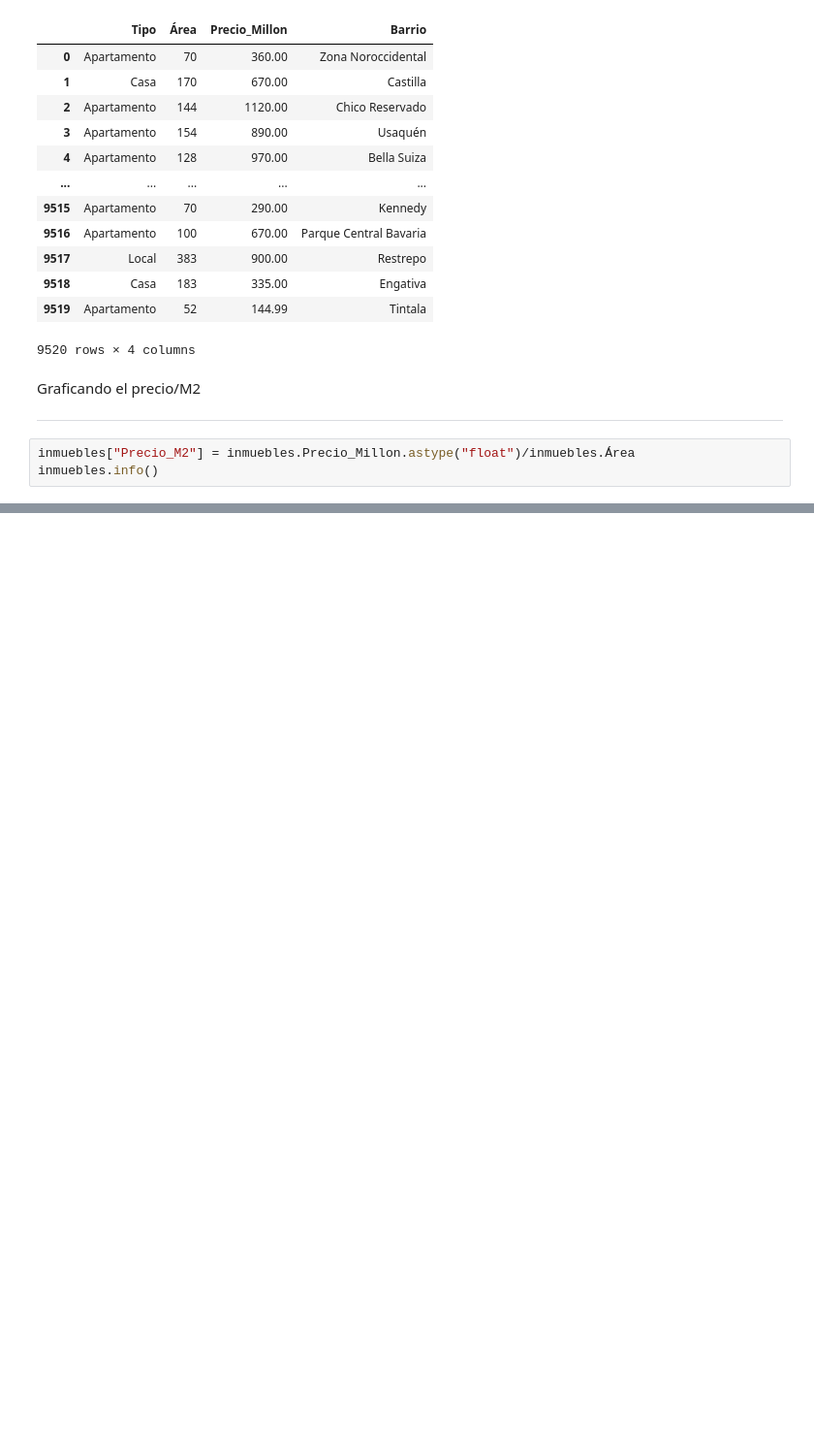
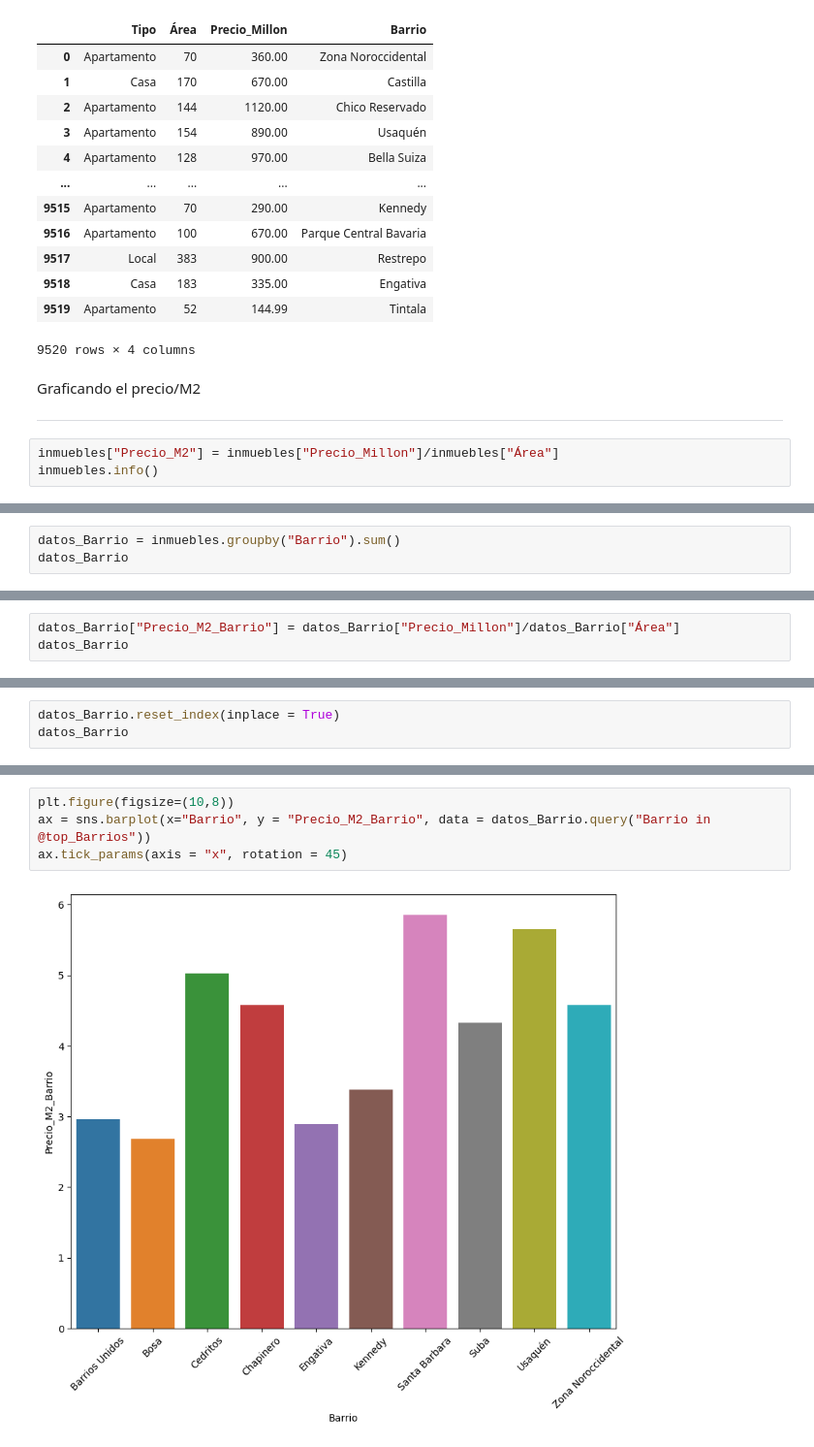
Before and after one commit to AlexPrietoRomani/Inmersi-n_de_datos, a Jupyter notebook: Clase_2_Inmersión_de_datos.ipynb, the cells around one changed output, grey strips where cells are left out. Shown at 97% size. Drawn from its saved outputs; the diff is of its cells as text; blank space fills up the shorter version.

```diff
--- a/Clase_2_Inmersión_de_datos.ipynb
+++ b/Clase_2_Inmersión_de_datos.ipynb
@@ -221,7 +221,7 @@ Graficando el precio/M2
 
 ---
 # %%
-inmuebles["Precio_M2"] = inmuebles.Precio_Millon.astype("float")/inmuebles.Área
+inmuebles["Precio_M2"] = inmuebles["Precio_Millon"]/inmuebles["Área"]
 inmuebles.info()
 # %% [output]
 <class 'pandas.core.frame.DataFrame'>
@@ -302,0 +263,3 @@ plt.show()
+# %%
+datos_Barrio = inmuebles.groupby("Barrio").sum()
+datos_Barrio
@@ -302,0 +281,3 @@ plt.show()
+# %%
+datos_Barrio["Precio_M2_Barrio"] = datos_Barrio["Precio_Millon"]/datos_Barrio["Área"]
+datos_Barrio
@@ -302,0 +345,3 @@ plt.show()
+# %%
+datos_Barrio.reset_index(inplace = True)
+datos_Barrio
@@ -302,0 +376,6 @@ plt.show()
+# %%
+plt.figure(figsize=(10,8))
+ax = sns.barplot(x="Barrio", y = "Precio_M2_Barrio", data = datos_Barrio.query("Barrio in @top_Barrios"))
+ax.tick_params(axis = "x", rotation = 45)
+# %% [output]
+[figure, added]
```
Also changed, not shown: parts of 21 cells of this notebook.
